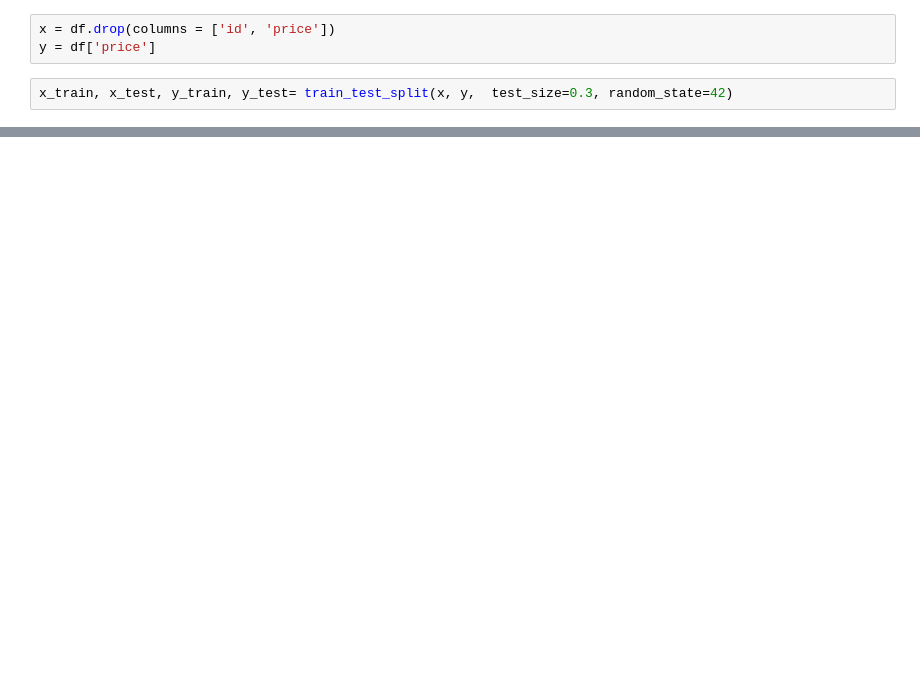
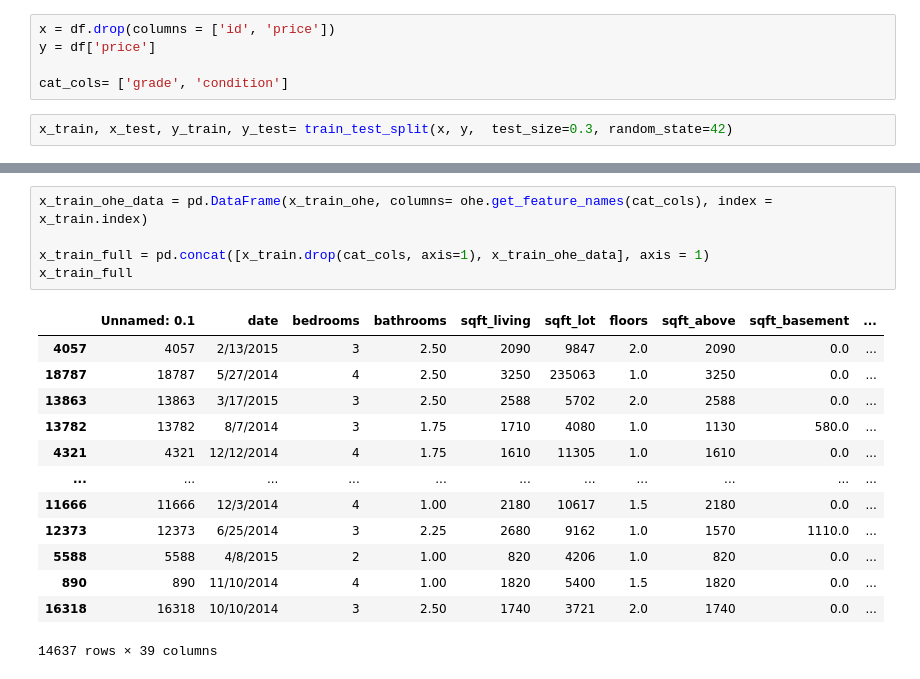
Before and after one commit to Shoemaker703/home_sales_analysis_project, a Jupyter notebook: notebooks/Alex M/Train_Test_Split.ipynb, the cells around one changed output, grey strips where cells are left out. Cells and saved outputs as stored; diff of their text form; blank space fills up the shorter version.

```diff
--- a/notebooks/Alex M/Train_Test_Split.ipynb
+++ b/notebooks/Alex M/Train_Test_Split.ipynb
@@ -18,5 +28,7 @@ df.head()
 # %%
 x = df.drop(columns = ['id', 'price'])
 y = df['price']
+
+cat_cols= ['grade', 'condition']
 # %%
 x_train, x_test, y_train, y_test= train_test_split(x, y,  test_size=0.3, random_state=42)
@@ -48,0 +101,19 @@ x_test.describe()
+# %%
+x_train_ohe_data = pd.DataFrame(x_train_ohe, columns= ohe.get_feature_names(cat_cols), index = x_train.index)
+
+x_train_full = pd.concat([x_train.drop(cat_cols, axis=1), x_train_ohe_data], axis = 1)
+x_train_full
+# %% [output]
+|  | Unnamed: 0.1 | date | bedrooms | bathrooms | sqft_living | sqft_lot | floors | sqft_above | sqft_basement | ... |
+| 4057 | 4057 | 2/13/2015 | 3 | 2.50 | 2090 | 9847 | 2.0 | 2090 | 0.0 | ... |
+| 18787 | 18787 | 5/27/2014 | 4 | 2.50 | 3250 | 235063 | 1.0 | 3250 | 0.0 | ... |
+| 13863 | 13863 | 3/17/2015 | 3 | 2.50 | 2588 | 5702 | 2.0 | 2588 | 0.0 | ... |
+| 13782 | 13782 | 8/7/2014 | 3 | 1.75 | 1710 | 4080 | 1.0 | 1130 | 580.0 | ... |
+| 4321 | 4321 | 12/12/2014 | 4 | 1.75 | 1610 | 11305 | 1.0 | 1610 | 0.0 | ... |
+| ... | ... | ... | ... | ... | ... | ... | ... | ... | ... | ... |
+| 11666 | 11666 | 12/3/2014 | 4 | 1.00 | 2180 | 10617 | 1.5 | 2180 | 0.0 | ... |
+| 12373 | 12373 | 6/25/2014 | 3 | 2.25 | 2680 | 9162 | 1.0 | 1570 | 1110.0 | ... |
+| 5588 | 5588 | 4/8/2015 | 2 | 1.00 | 820 | 4206 | 1.0 | 820 | 0.0 | ... |
+| 890 | 890 | 11/10/2014 | 4 | 1.00 | 1820 | 5400 | 1.5 | 1820 | 0.0 | ... |
+| 16318 | 16318 | 10/10/2014 | 3 | 2.50 | 1740 | 3721 | 2.0 | 1740 | 0.0 | ... |
+14637 rows × 39 columns
```
Also changed, not shown: parts of 10 cells of this notebook, 5 other files.
